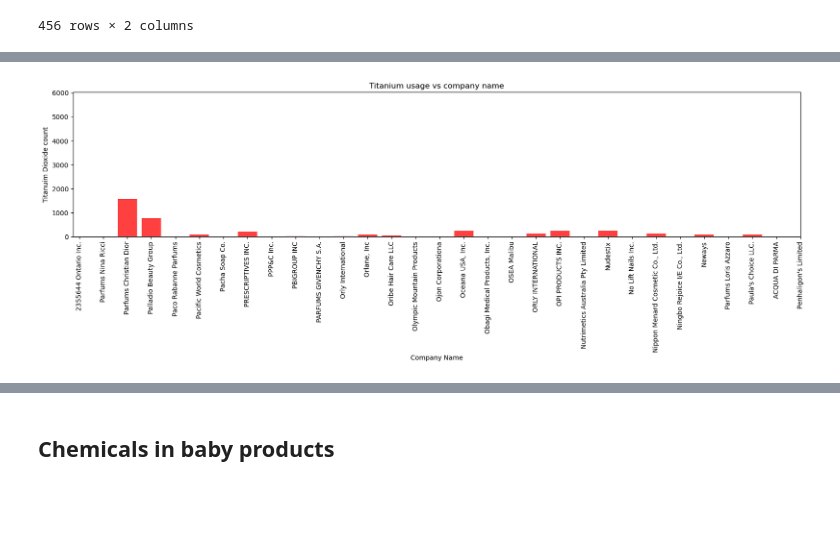
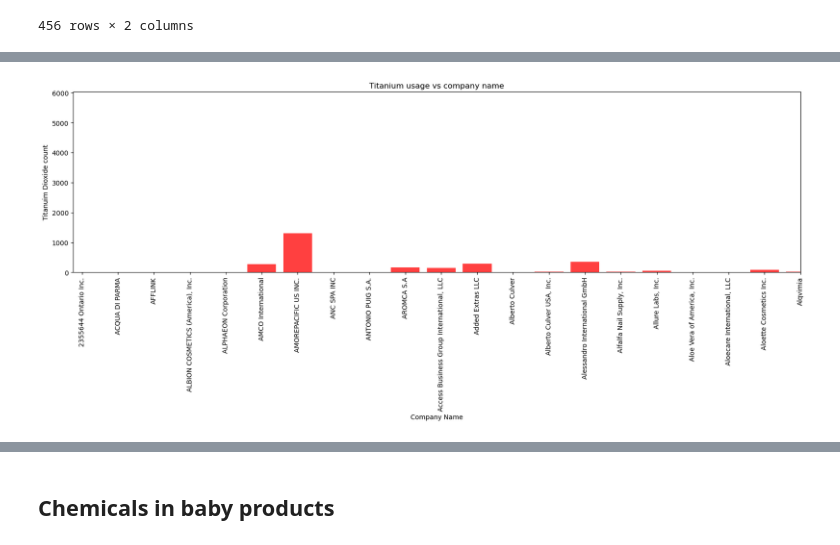
Before and after one commit to Nova8F/Project_1.0, a Jupyter notebook: MA_project1group1.ipynb, the cells around one changed output, grey strips where cells are left out. Saved outputs shown, nothing was run; the diff lists cells and outputs as text; code cells hidden in the pictures; blank space fills up the shorter version.

```diff
--- a/MA_project1group1.ipynb
+++ b/MA_project1group1.ipynb
@@ -241,0 +169,3 @@ plt.show()
+# %%
+sorted_df = data_visualiation.sort_values(by='ChemicalCount', ascending=False)
+sorted_df.head(20)
@@ -241,0 +190,3 @@ plt.show()
+# %%
+companies_over_1066 = sorted_df[sorted_df['ChemicalCount'] >= 1066]
+companies_over_1066
@@ -242,14 +231,14 @@ plt.show()
 # %%
 # Bar chart that explains the amount of chemical usages per the 31st companies that were mentioned the most.
-plt.figure(figsize=(20,4))
+plt.figure(figsize=(5,4))
 
-top_companies = plt.bar(companies_over_1035["CompanyName"], chemicals_over_71["ChemicalName"], color="purple")
+top_companies = plt.bar(companies_over_1066["BrandName"], companies_over_1066["ChemicalCount"], color="purple")
 # top_chemicals, = plt.bar(chemicals_over_71["ChemicalName"], chemicals_over_71["Count"])
 
-plt.xlabel('Company Name')
-plt.ylabel('Chemical Name')
-plt.title('Top 31 Companies with Chemical usage')
-plt.xlim(-0.25, len(top_companies))
+plt.xlabel('Brand Name')
+plt.ylabel('Chemical count')
+plt.title('Top 20 brands with Chemical usage')
+# plt.xlim(-0.25, len(top_companies))
 # plt.ylim(0, max(rain_df["Inches"])+10)
 plt.xticks(rotation=90)
 plt.show()
@@ -274,7 +341,7 @@ Titanium.shape
 # %% [output]
 (93480, 22)
 # %%
-groupby_data = Titanium.groupby("CompanyName")["ChemicalName"].size().reset_index()
+groupby_data = Titanium.groupby("CompanyName")["ChemicalName"].count().reset_index()
 groupby_data
 # %% [output]
 |  | CompanyName | ChemicalName |
@@ -317,17 +360,15 @@ Titanium_count.head(30)
 # %%
-plt.figure(figsize=(20,4))
+plt.figure(figsize=(20,5))
 
-plt.bar(Titanium_count["CompanyName"],Titanium_count["ChemicalName"], color="red", alpha=0.75)
+plt.bar(groupby_data["CompanyName"],groupby_data["ChemicalName"], color="red", alpha=0.75)
 
-# top_companies = plt.bar(Top_22_companies_using_titanium_dioxide["CompanyName"], Top_22_companies_using_titanium_dioxide["ChemicalName"], color="purple")
-# top_companies2 = plt.bar(Top_22_companies_using_titanium_dioxide["CompanyName"], Top_22_companies_using_titanium_dioxide["count"], color="red", alpha=0.75)
 
 plt.xlabel('Company Name')
 plt.ylabel('Titanuim Dioxide count')
 plt.title('Titanium usage vs company name')
 plt.xlim(-0.25, len(top_companies))
 # plt.ylim(0, max(rain_df["Inches"])+10)
 plt.xticks(rotation=90)
 plt.show()
 # %% [output]
-[figure, old version]
+[figure, new version]
```
Also changed, not shown: parts of 39 cells of this notebook.
